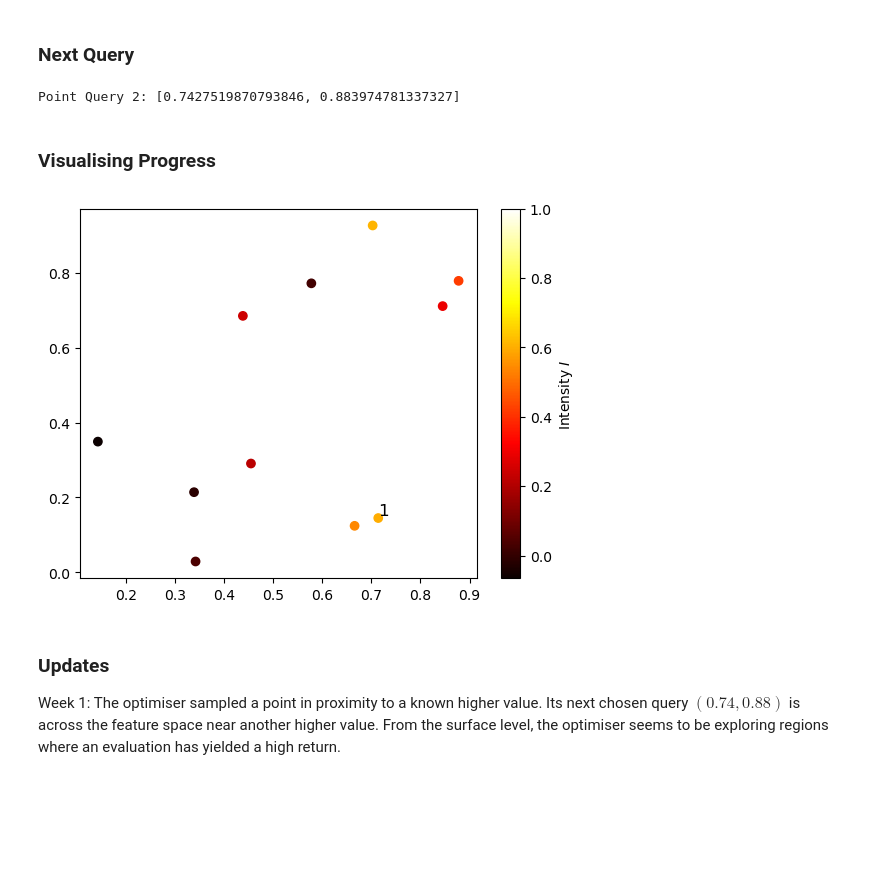
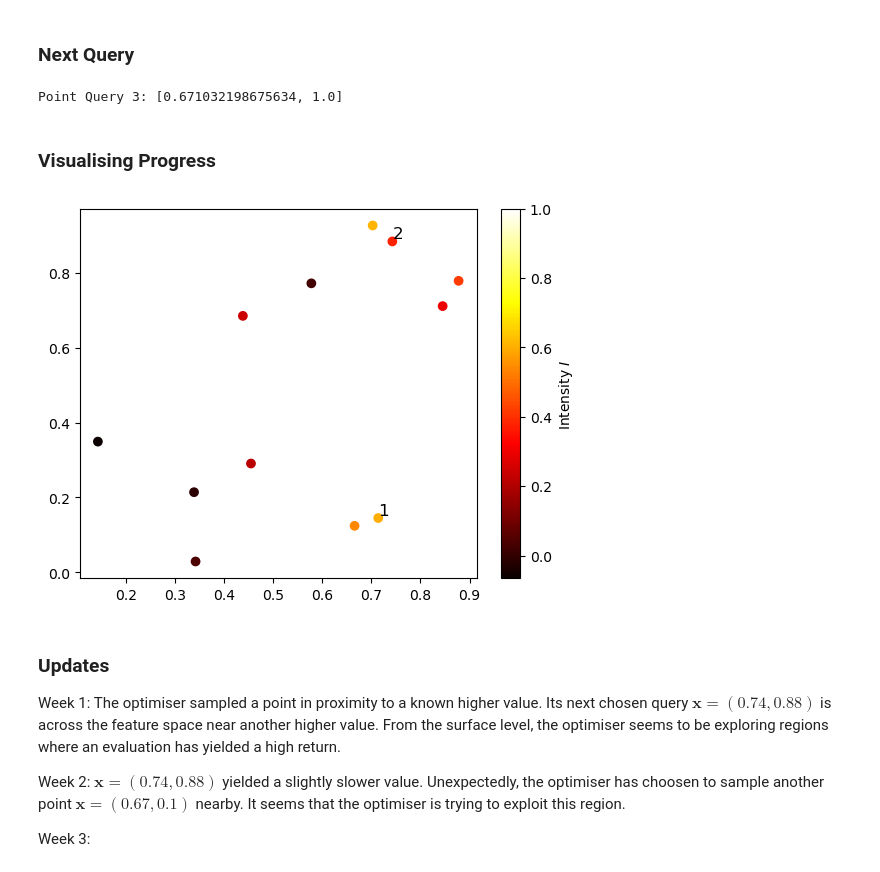
Before and after one commit to prithvi-ramrucha/Capstone-Project, a Jupyter notebook: Function 2/Function 2.ipynb, the cells around one changed output. Saved outputs shown, nothing was run; the diff lists cells and outputs as text; code cells hidden in the pictures; blank space fills up the shorter version.

Commit message:
Week 2 evals processed. Week 3 evals generated.

```diff
--- a/Function 2/Function 2.ipynb
+++ b/Function 2/Function 2.ipynb
@@ -130,11 +128,11 @@ Point Query: [0.7140222471762984, 0.14477214123066873]
 # %% [markdown]
 ### Next Query
 # %%
-current_query = 1
+current_query = 2
 
 # Input the new evaluation,
-X_new = [[0.714022, 0.144772]]
-y_new = [0.5974724463060992]
+X_new = [[0.742752, 0.883975]]
+y_new = [0.3768987459655726]
 
 # Loading the previous state of the optimiser,
 opt = load(f"bayes_opt_state_iter{current_query - 1}.joblib")
@@ -151,41 +149,47 @@ dump(opt, f"bayes_opt_state_iter{current_query}.joblib")
 # Printing point query,
 print(f"Point Query {current_query + 1}: {point_query}")
 # %% [output]
-Point Query 2: [0.7427519870793846, 0.883974781337327]
+Point Query 3: [0.671032198675634, 1.0]
 # %% [markdown]
 ### Visualising Progress
 # %%
 # Loading know evaluations,
 X, y = np.load("initial_inputs.npy"), np.load("initial_outputs.npy")
 
 # New evaluations,
-X_new = [[0.714022, 0.144772]]
-y_new = [0.5974724463060992]
+X_new = [[0.714022, 0.144772],
+         [0.742752, 0.883975]]
+y_new = [0.5974724463060992,
+         0.3768987459655726]
 
 # Concatenating,
 X = np.concatenate((X, X_new), axis=0)
 y = np.concatenate((y, y_new), axis=0)
 
 # Plotting,
 plt.scatter(X.T[0], X.T[1], c=y, cmap="hot", vmax=1)
 plt.plot()
 plt.colorbar(label="Intensity $I$")
 
 for i, (x1, x2) in enumerate(X_new):
     plt.text(
         x1,
         x2,
         str(i + 1),
         color="black",
         fontsize=12,
         ha="left",
         va="bottom"
     )
 
 plt.show()
 # %% [output]
-[figure, old version]
+[figure, new version]
 # %% [markdown]
 ### Updates
 
-Week 1: The optimiser sampled a point in proximity to a known higher value. Its next chosen query $(0.74, 0.88)$ is across the feature space near another higher value. From the surface level, the optimiser seems to be exploring regions where an evaluation has yielded a high return.
+Week 1: The optimiser sampled a point in proximity to a known higher value. Its next chosen query $\mathbf{x} = (0.74, 0.88)$ is across the feature space near another higher value. From the surface level, the optimiser seems to be exploring regions where an evaluation has yielded a high return.
+
+Week 2: $\mathbf{x} = (0.74, 0.88)$ yielded a slightly slower value. Unexpectedly, the optimiser has choosen to sample another point $\mathbf{x} = (0.67, 0.1)$ nearby. It seems that the optimiser is trying to exploit this region.
+
+Week 3:
```
Also changed, not shown: parts of 3 cells of this notebook, 19 other files.
